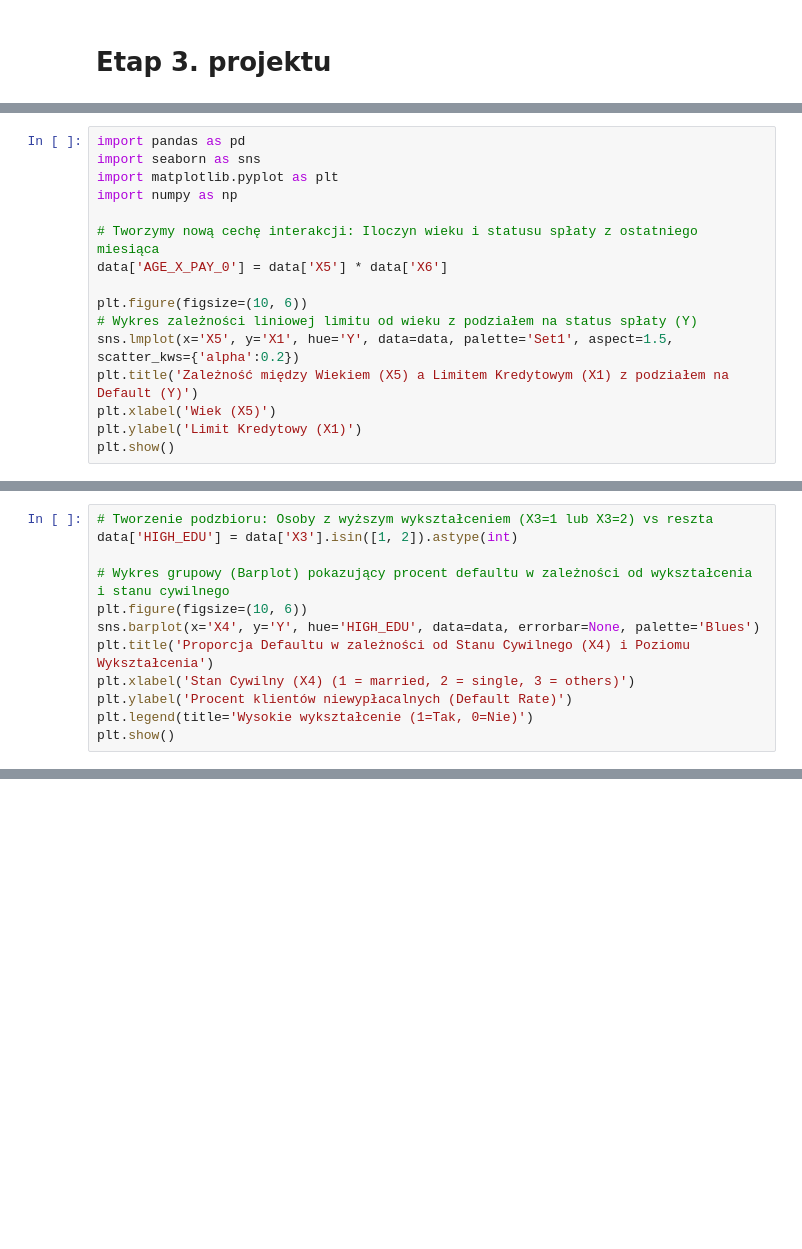
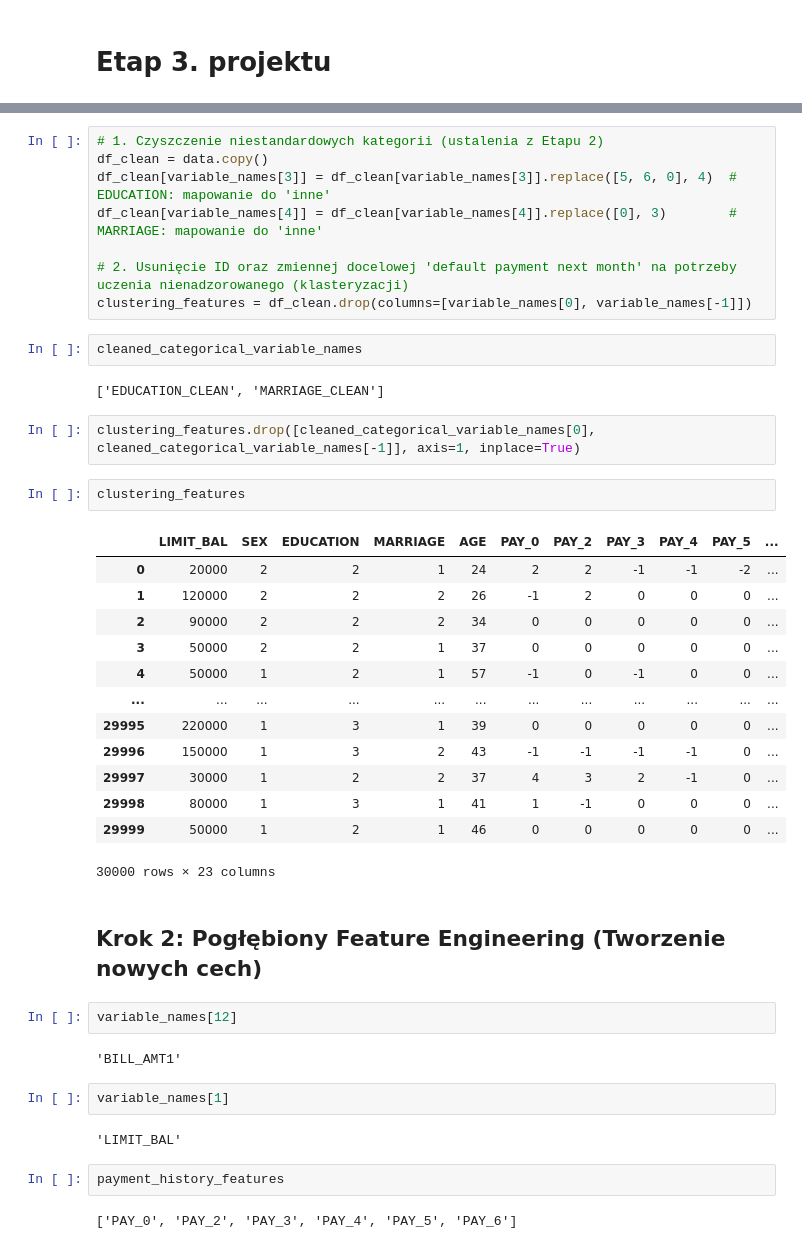
Before and after one commit to dawid200272/Eiwd_projekt, a Jupyter notebook: notebooks/EDA_analysis.ipynb, the cells around one changed output, grey strips where cells are left out. Cells and saved outputs as stored; diff of their text form; blank space fills up the shorter version.

```diff
--- a/notebooks/EDA_analysis.ipynb
+++ b/notebooks/EDA_analysis.ipynb
@@ -868,16 +742,0 @@ Przykładowe dane po standaryzacji (średnia bliska 0, std=1):
-# %%
-import pandas as pd
-import seaborn as sns
-import matplotlib.pyplot as plt
-import numpy as np
-
-# Tworzymy nową cechę interakcji: Iloczyn wieku i statusu spłaty z ostatniego miesiąca
-data['AGE_X_PAY_0'] = data['X5'] * data['X6']
-
-plt.figure(figsize=(10, 6))
-# Wykres zależności liniowej limitu od wieku z podziałem na status spłaty (Y)
-sns.lmplot(x='X5', y='X1', hue='Y', data=data, palette='Set1', aspect=1.5, scatter_kws={'alpha':0.2})
-plt.title('Zależność między Wiekiem (X5) a Limitem Kredytowym (X1) z podziałem na Default (Y)')
-plt.xlabel('Wiek (X5)')
-plt.ylabel('Limit Kredytowy (X1)')
-plt.show()
@@ -892,12 +742,0 @@ Analizując wykres zależności zaobserwowano, że linie trendu dla obu grup (kl
-# %%
-# Tworzenie podzbioru: Osoby z wyższym wykształceniem (X3=1 lub X3=2) vs reszta
-data['HIGH_EDU'] = data['X3'].isin([1, 2]).astype(int)
-
-# Wykres grupowy (Barplot) pokazujący procent defaultu w zależności od wykształcenia i stanu cywilnego
-plt.figure(figsize=(10, 6))
-sns.barplot(x='X4', y='Y', hue='HIGH_EDU', data=data, errorbar=None, palette='Blues')
-plt.title('Proporcja Defaultu w zależności od Stanu Cywilnego (X4) i Poziomu Wykształcenia')
-plt.xlabel('Stan Cywilny (X4) (1 = married, 2 = single, 3 = others)')
-plt.ylabel('Procent klientów niewypłacalnych (Default Rate)')
-plt.legend(title='Wysokie wykształcenie (1=Tak, 0=Nie)')
-plt.show()
@@ -948,0 +753,44 @@ Wprowadzenie nowej zmiennej syntetycznej `LIMIT_UTILIZATION` okazało się klucz
+# %%
+# 1. Czyszczenie niestandardowych kategorii (ustalenia z Etapu 2)
+df_clean = data.copy()
+df_clean[variable_names[3]] = df_clean[variable_names[3]].replace([5, 6, 0], 4)  # EDUCATION: mapowanie do 'inne'
+df_clean[variable_names[4]] = df_clean[variable_names[4]].replace([0], 3)        # MARRIAGE: mapowanie do 'inne'
+
+# 2. Usunięcie ID oraz zmiennej docelowej 'default payment next month' na potrzeby uczenia nienadzorowanego (klasteryzacji)
+clustering_features = df_clean.drop(columns=[variable_names[0], variable_names[-1]])
+# %%
+cleaned_categorical_variable_names
+# %% [output]
+['EDUCATION_CLEAN', 'MARRIAGE_CLEAN']
+# %%
+clustering_features.drop([cleaned_categorical_variable_names[0], cleaned_categorical_variable_names[-1]], axis=1, inplace=True)
+# %%
+clustering_features
+# %% [output]
+|  | LIMIT_BAL | SEX | EDUCATION | MARRIAGE | AGE | PAY_0 | PAY_2 | PAY_3 | PAY_4 | PAY_5 | ... |
+| 0 | 20000 | 2 | 2 | 1 | 24 | 2 | 2 | -1 | -1 | -2 | ... |
+| 1 | 120000 | 2 | 2 | 2 | 26 | -1 | 2 | 0 | 0 | 0 | ... |
+| 2 | 90000 | 2 | 2 | 2 | 34 | 0 | 0 | 0 | 0 | 0 | ... |
+| 3 | 50000 | 2 | 2 | 1 | 37 | 0 | 0 | 0 | 0 | 0 | ... |
+| 4 | 50000 | 1 | 2 | 1 | 57 | -1 | 0 | -1 | 0 | 0 | ... |
+| ... | ... | ... | ... | ... | ... | ... | ... | ... | ... | ... | ... |
+| 29995 | 220000 | 1 | 3 | 1 | 39 | 0 | 0 | 0 | 0 | 0 | ... |
+| 29996 | 150000 | 1 | 3 | 2 | 43 | -1 | -1 | -1 | -1 | 0 | ... |
+| 29997 | 30000 | 1 | 2 | 2 | 37 | 4 | 3 | 2 | -1 | 0 | ... |
+| 29998 | 80000 | 1 | 3 | 1 | 41 | 1 | -1 | 0 | 0 | 0 | ... |
+| 29999 | 50000 | 1 | 2 | 1 | 46 | 0 | 0 | 0 | 0 | 0 | ... |
+30000 rows × 23 columns
+# %% [markdown]
+## Krok 2: Pogłębiony Feature Engineering (Tworzenie nowych cech)
+# %%
+variable_names[12]
+# %% [output]
+'BILL_AMT1'
+# %%
+variable_names[1]
+# %% [output]
+'LIMIT_BAL'
+# %%
+payment_history_features
+# %% [output]
+['PAY_0', 'PAY_2', 'PAY_3', 'PAY_4', 'PAY_5', 'PAY_6']
```
Also changed, not shown: parts of 59 cells of this notebook.
